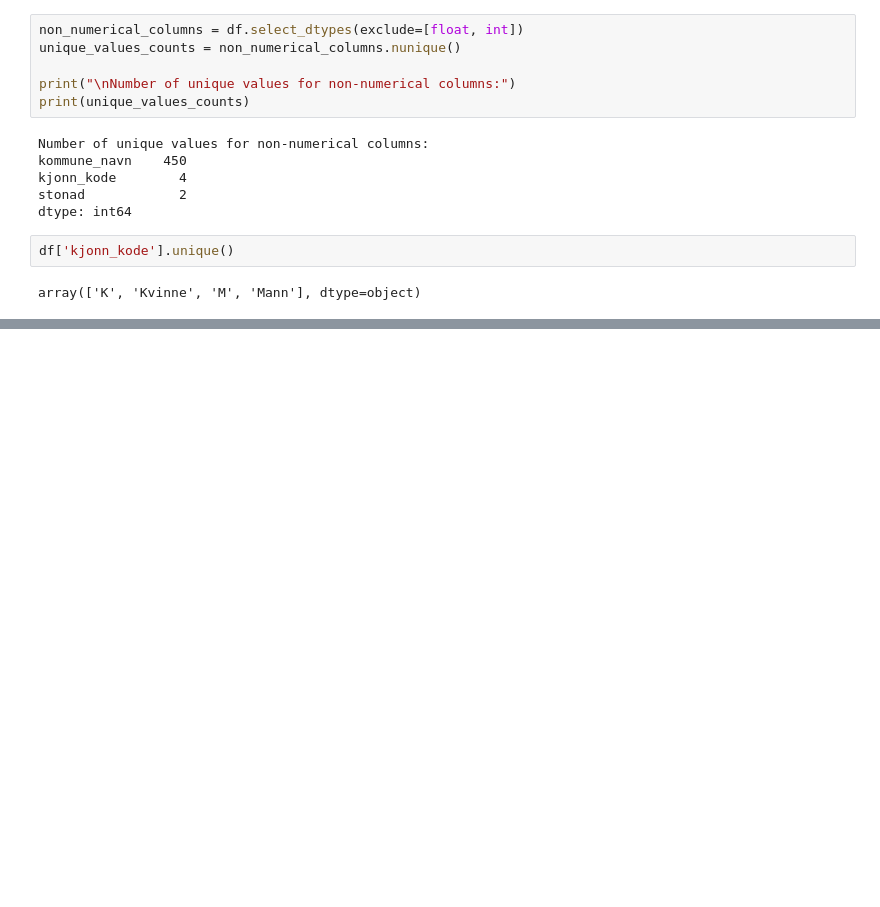
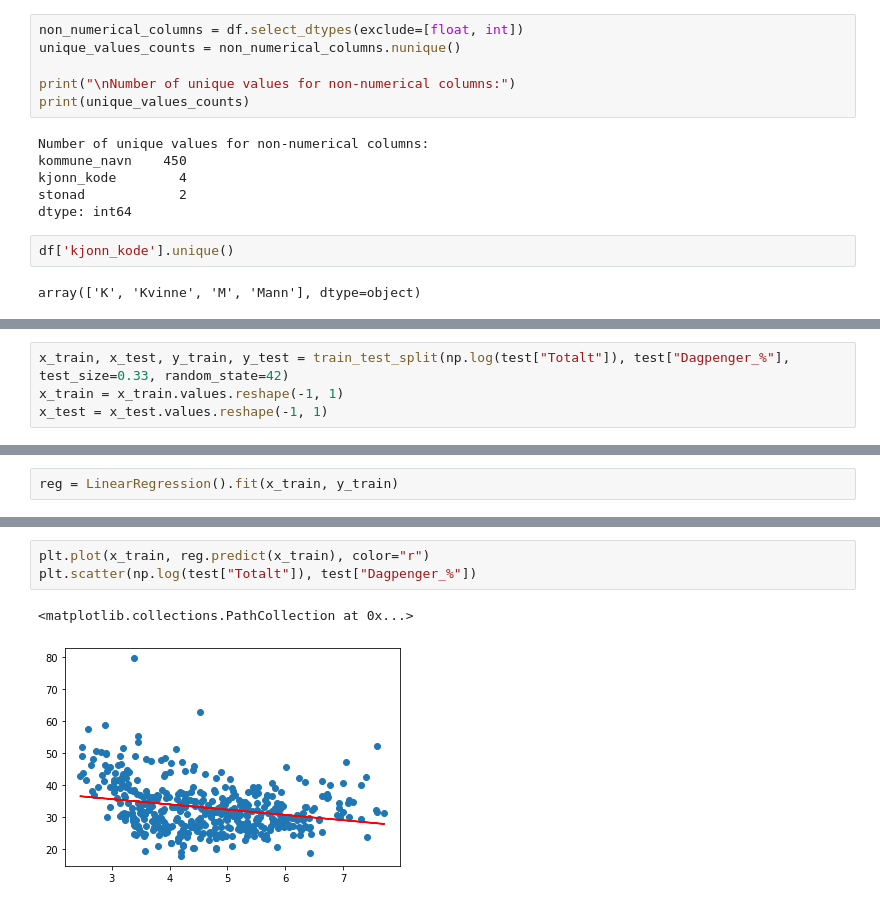
Before and after one commit to MrAldrin/div_prosjekter, a Jupyter notebook: nav_interview/inspection.ipynb, the cells around one changed output, grey strips where cells are left out. Drawn from its saved outputs; the diff is of its cells as text; blank space fills up the shorter version.

```diff
--- a/nav_interview/inspection.ipynb
+++ b/nav_interview/inspection.ipynb
@@ -112,0 +183,4 @@ pivot_df
+# %%
+x_train, x_test, y_train, y_test = train_test_split(np.log(test["Totalt"]), test["Dagpenger_%"], test_size=0.33, random_state=42)
+x_train = x_train.values.reshape(-1, 1)
+x_test = x_test.values.reshape(-1, 1)
@@ -112,0 +189,2 @@ pivot_df
+# %%
+reg = LinearRegression().fit(x_train, y_train)
@@ -112,0 +201,6 @@ pivot_df
+# %%
+plt.plot(x_train, reg.predict(x_train), color="r")
+plt.scatter(np.log(test["Totalt"]), test["Dagpenger_%"])
+# %% [output]
+<matplotlib.collections.PathCollection at 0x...>
+[figure, added]
```
Also changed, not shown: parts of 38 cells of this notebook.
